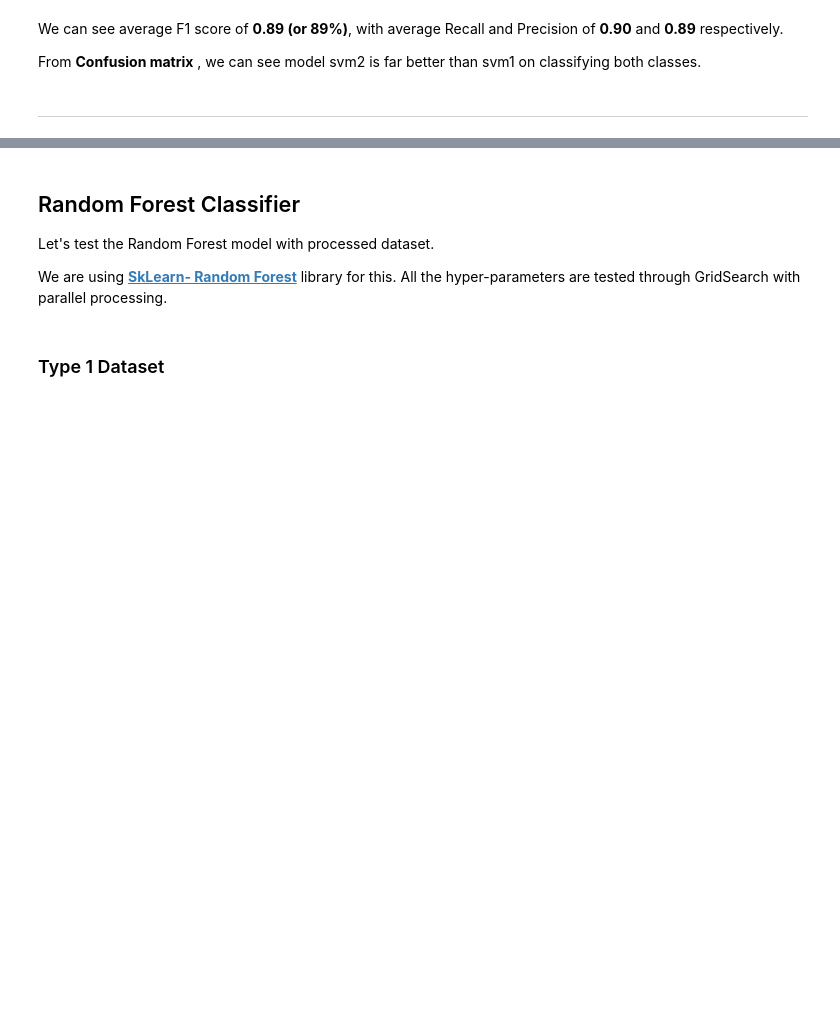
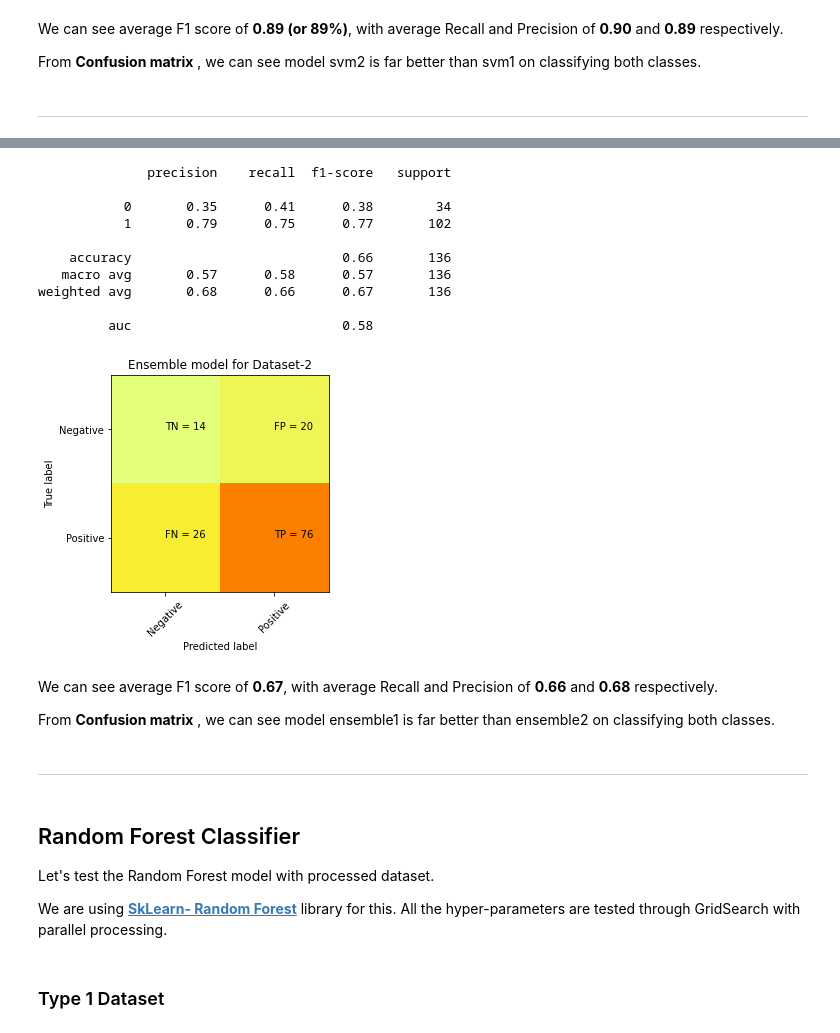
Before and after one commit to ShaileshAdhikari/parkinsons_classification, a Jupyter notebook: main/models.ipynb, the cells around one changed output, grey strips where cells are left out. Cells and saved outputs as stored; diff of their text form; code cells hidden in the pictures; blank space fills up the shorter version.

```diff
--- a/main/models.ipynb
+++ b/main/models.ipynb
@@ -199,3 +245,38 @@ From **Confusion matrix** , we can see model svm2 is far better than svm1 on cla
+# %%
+ensemble2_model = RandomForestModel(
+    criterion='entropy',
+    max_depth=6,
+    max_features='sqrt',
+    min_samples_split=14,
+    splitter='best',
+    n_estimators=12,
+    class_weight='balanced',
+    random_state=RANDOM_STATE
+)
+ensemble2_model.fit(X2_train, y2_train)
+
+prediction = ensemble2_model.predict(X2_test)
+# %%
+print(classification_report(y2_test,prediction))
+confusion_matrix(y2_test,prediction,"Ensemble model for Dataset-2")
+# %% [output]
+              precision    recall  f1-score   support
+
+           0       0.35      0.41      0.38        34
+           1       0.79      0.75      0.77       102
+
+    accuracy                           0.66       136
+   macro avg       0.57      0.58      0.57       136
+weighted avg       0.68      0.66      0.67       136
+
+         auc                           0.58
+[figure, added]
+# %% [markdown]
+We can see average F1 score of **0.67**, with average Recall and Precision of **0.66** and **0.68** respectively.
+
+From **Confusion matrix** , we can see model ensemble1 is far better than ensemble2 on classifying both classes.
+# %% [markdown]
+---
 # %% [markdown]
 ## Random Forest Classifier
 
```
Also changed, not shown: parts of 17 cells of this notebook.
